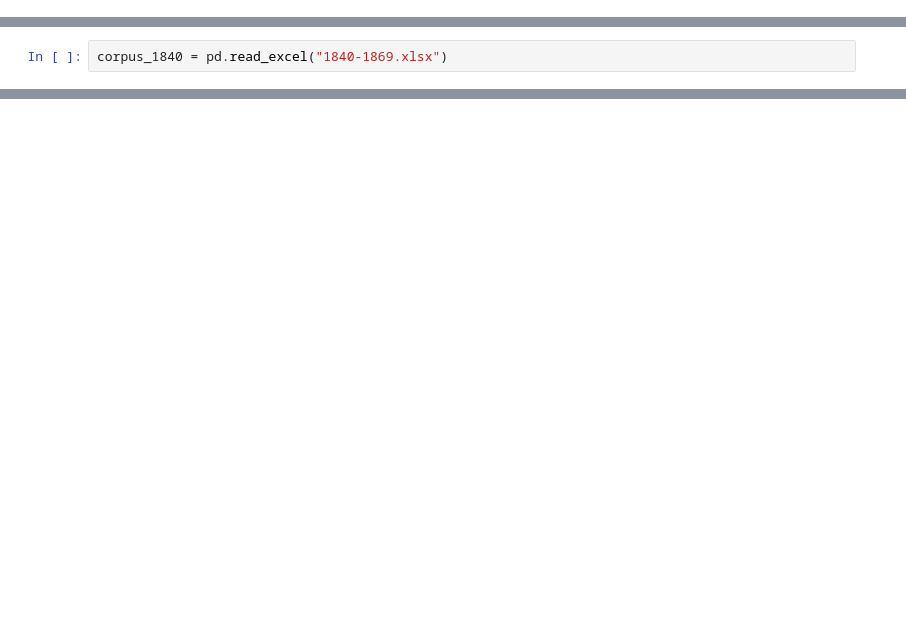
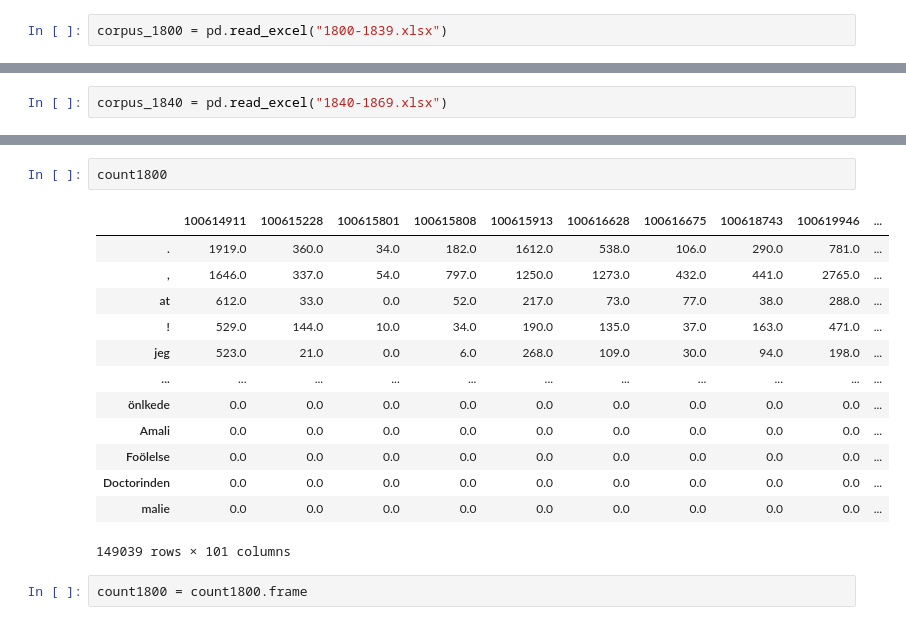
Before and after one commit to Yoonsen/NORN, a Jupyter notebook: NORN_october_2023.ipynb, the cells around one changed output, grey strips where cells are left out. Cells and saved outputs as stored; diff of their text form; blank space fills up the shorter version.

```diff
--- a/NORN_october_2023.ipynb
+++ b/NORN_october_2023.ipynb
@@ -45,0 +25,2 @@ romance.sort_values(by="tag").style
+# %%
+corpus_1800 = pd.read_excel("1800-1839.xlsx")
@@ -79,0 +112,18 @@ ValueError: parquet must have string column names
+# %%
+count1800
+# %% [output]
+|  | 100614911 | 100615228 | 100615801 | 100615808 | 100615913 | 100616628 | 100616675 | 100618743 | 100619946 | ... |
+| . | 1919.0 | 360.0 | 34.0 | 182.0 | 1612.0 | 538.0 | 106.0 | 290.0 | 781.0 | ... |
+| , | 1646.0 | 337.0 | 54.0 | 797.0 | 1250.0 | 1273.0 | 432.0 | 441.0 | 2765.0 | ... |
+| at | 612.0 | 33.0 | 0.0 | 52.0 | 217.0 | 73.0 | 77.0 | 38.0 | 288.0 | ... |
+| ! | 529.0 | 144.0 | 10.0 | 34.0 | 190.0 | 135.0 | 37.0 | 163.0 | 471.0 | ... |
+| jeg | 523.0 | 21.0 | 0.0 | 6.0 | 268.0 | 109.0 | 30.0 | 94.0 | 198.0 | ... |
+| ... | ... | ... | ... | ... | ... | ... | ... | ... | ... | ... |
+| önlkede | 0.0 | 0.0 | 0.0 | 0.0 | 0.0 | 0.0 | 0.0 | 0.0 | 0.0 | ... |
+| Amali | 0.0 | 0.0 | 0.0 | 0.0 | 0.0 | 0.0 | 0.0 | 0.0 | 0.0 | ... |
+| Foölelse | 0.0 | 0.0 | 0.0 | 0.0 | 0.0 | 0.0 | 0.0 | 0.0 | 0.0 | ... |
+| Doctorinden | 0.0 | 0.0 | 0.0 | 0.0 | 0.0 | 0.0 | 0.0 | 0.0 | 0.0 | ... |
+| malie | 0.0 | 0.0 | 0.0 | 0.0 | 0.0 | 0.0 | 0.0 | 0.0 | 0.0 | ... |
+149039 rows × 101 columns
+# %%
+count1800 = count1800.frame
```
Also changed, not shown: parts of 53 cells of this notebook, 1 other file.
